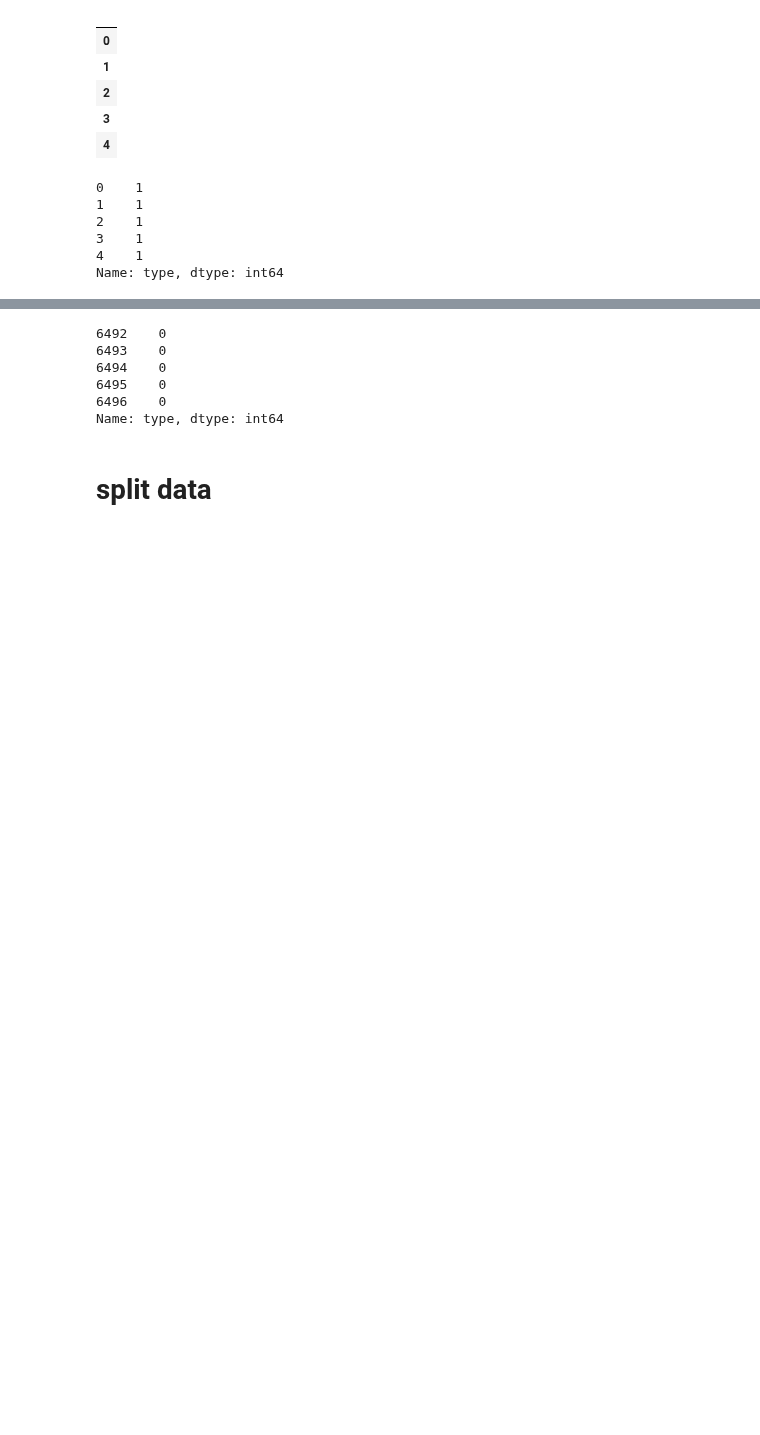
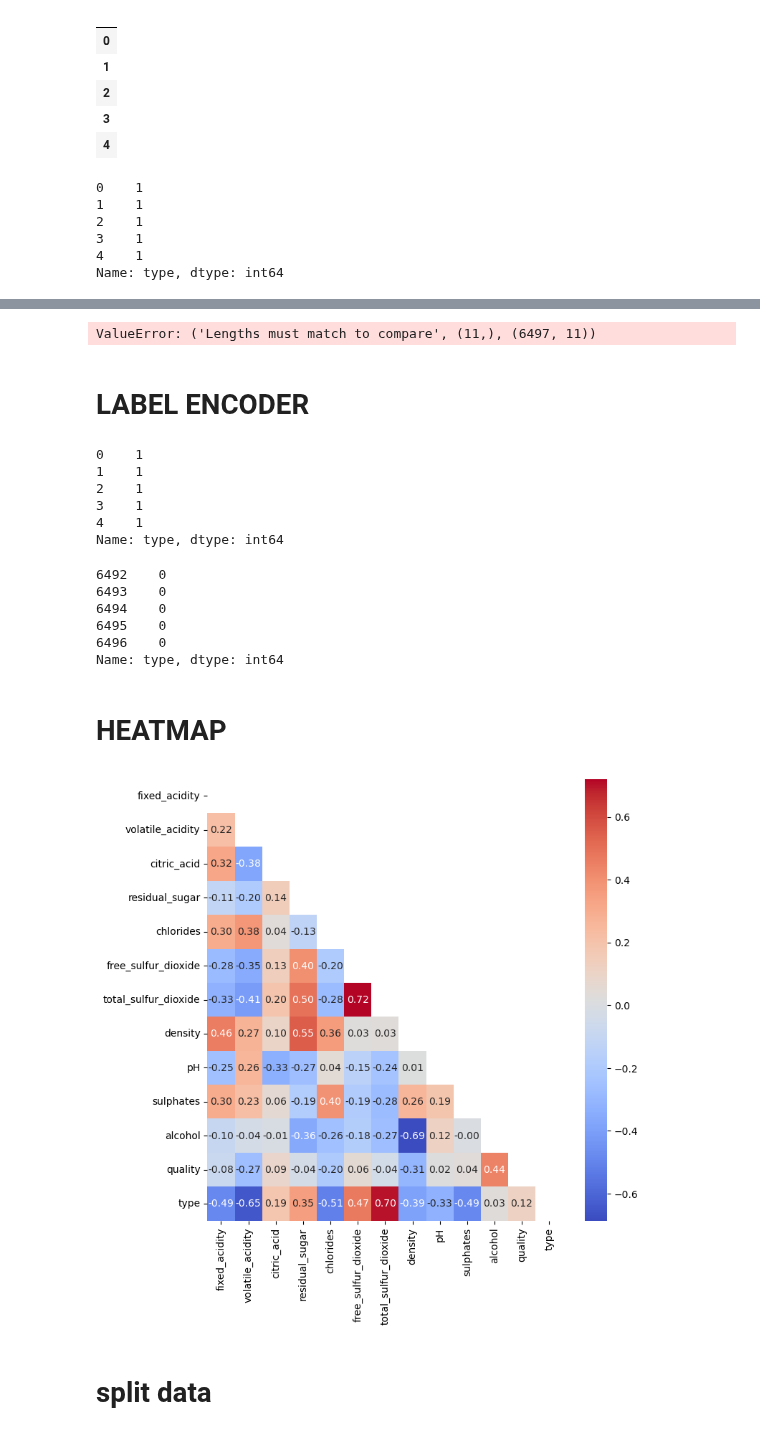
Before and after one commit to AlexIchie-coder/Projects, a Jupyter notebook: Blueberry_project.ipynb, the cells around one changed output, grey strips where cells are left out. Cells and saved outputs as stored; diff of their text form; code cells hidden in the pictures; blank space fills up the shorter version.

```diff
--- a/Blueberry_project.ipynb
+++ b/Blueberry_project.ipynb
@@ -296,3 +303,9 @@ white_and_red['type'].head()
 3    1
 4    1
 Name: type, dtype: int64
+# %%
+from sklearn.preprocessing import LabelEncoder
+le = LabelEncoder()
+white_and_red['type'] = le.fit_transform(white_and_red['type'])
+
+white_and_red['type'].tail()
@@ -298,0 +425,4 @@ Name: type, dtype: int64
+# %%
+index = white_and_red[(white_and_red['total_sulfur_dioxide'] >= 100)|(white_and_red['total_sulfur_dioxide'] <= 18)].index
+white_and_red.drop(index, inplace=True)
+white_and_red['total_sulfur_dioxide'].describe()
@@ -299,3 +439,23 @@ Name: type, dtype: int64
+# %%
+numeric_white_and_red_out = numeric_white_and_red[~((numeric_white_and_red < (Q1 - 1.5 * IQR)) |(numeric_white_and_red > (Q3 + 1.5 * IQR))).any(axis=1)]
+print(numeric_white_and_red_out.shape)
+# %% [output]
+ValueError: ('Lengths must match to compare', (11,), (6497, 11))
+# %% [markdown]
+# LABEL ENCODER
+# %%
+from sklearn.preprocessing import LabelEncoder
+le = LabelEncoder()
+white_and_red['type'] = le.fit_transform(white_and_red['type'])
+
+white_and_red['type'].head()
+# %% [output]
+0    1
+1    1
+2    1
+3    1
+4    1
+Name: type, dtype: int64
 # %%
 white_and_red['type'].tail()
 # %% [output]
@@ -305,3 +465,5 @@ white_and_red['type'].tail()
 6495    0
 6496    0
 Name: type, dtype: int64
+# %% [markdown]
+# HEATMAP
@@ -308,3 +474,16 @@ Name: type, dtype: int64
+# %%
+plt.figure(figsize=(8,8))
+numeric_colums =white_and_red.select_dtypes(include=['float64', 'int64'])
+corr= numeric_colums.corr()
+#matrix = np.triu(corr)
+
+# creating mask
+mask = np.triu(np.ones_like(corr))
+
+# plotting a triangle correlation heatmap
+dataplot = sns.heatmap(corr, cmap="coolwarm", annot=True, mask=mask, fmt='.2f')
+# %% [output]
+[figure, added]
 # %% [markdown]
 # split data
 # %%
```
Also changed, not shown: parts of 22 cells of this notebook.
